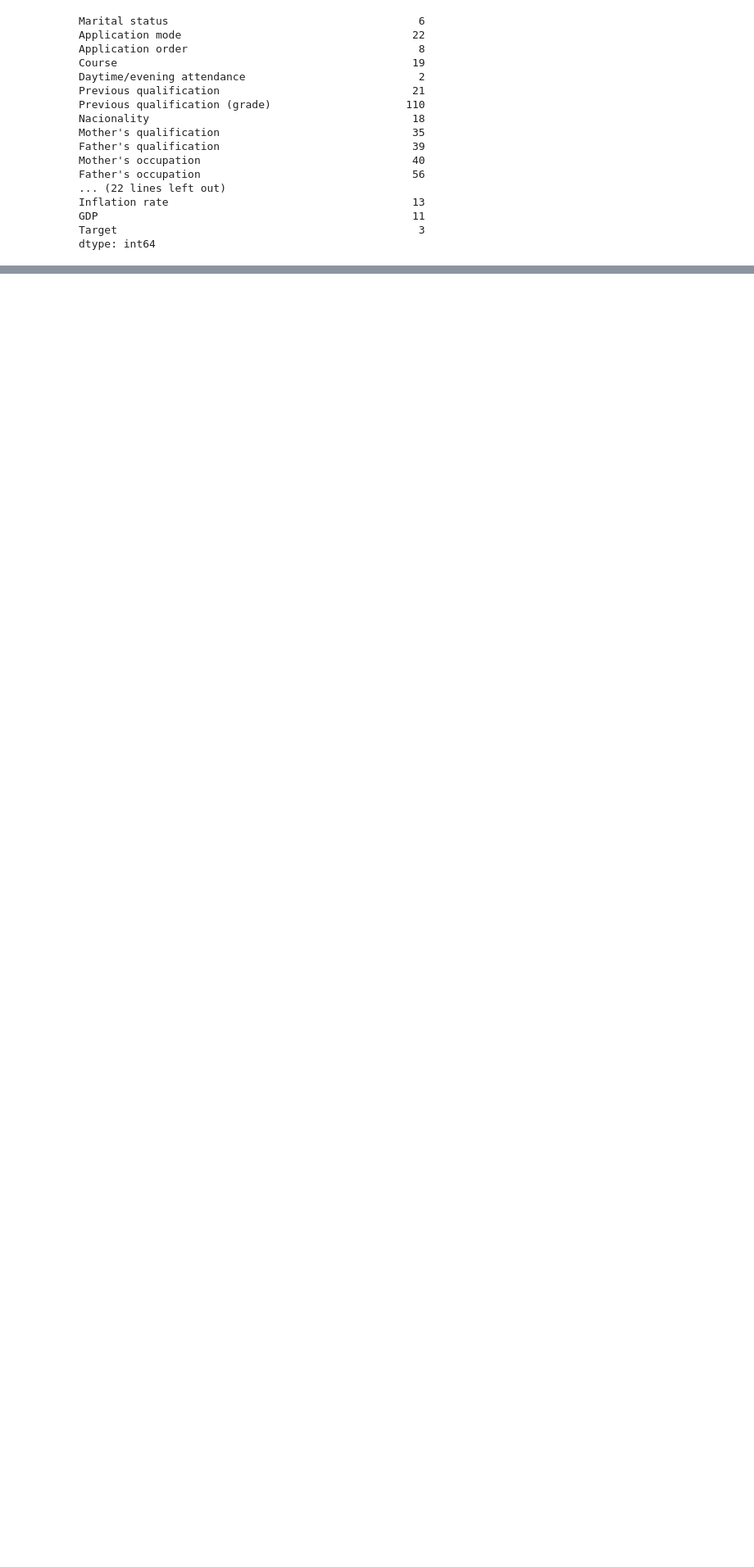
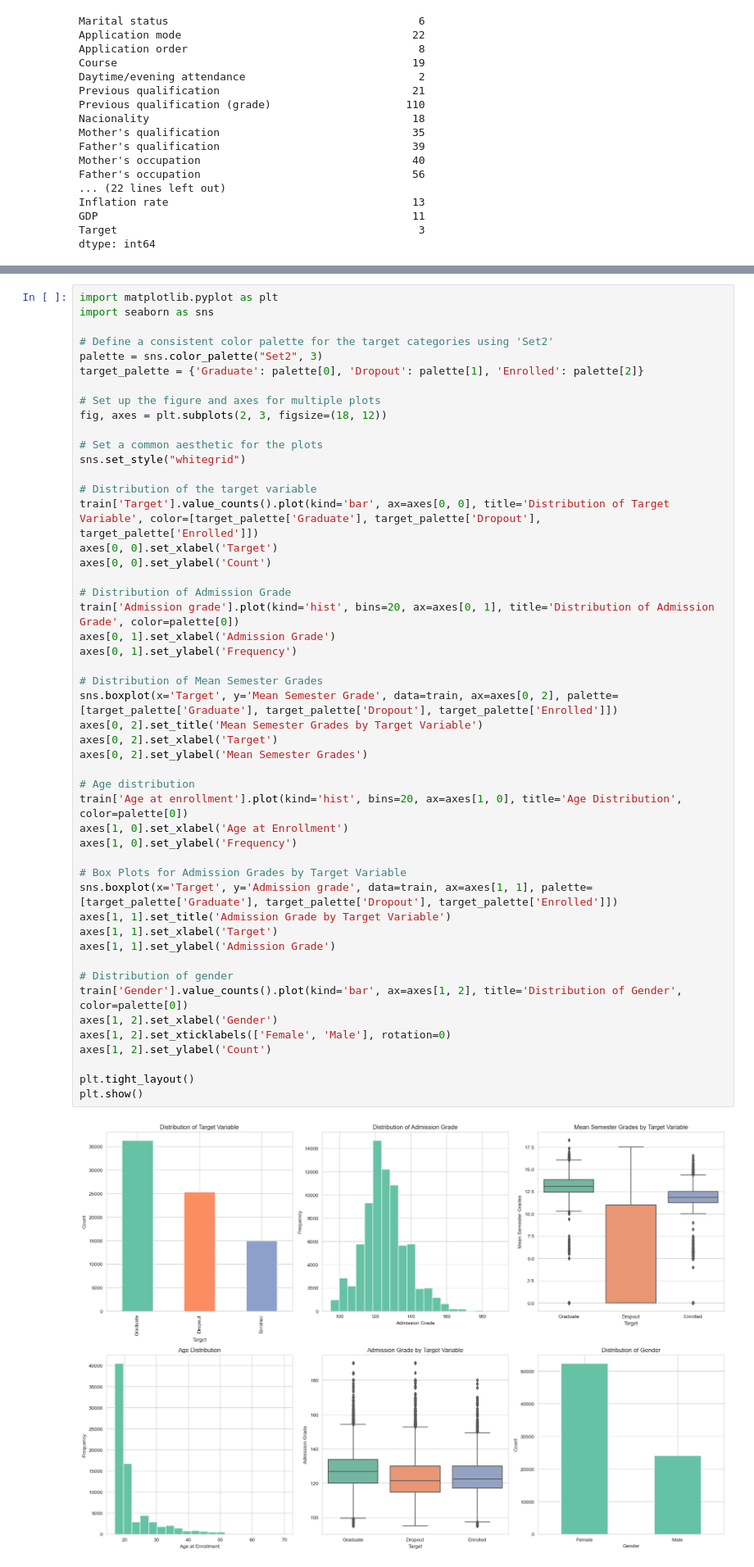
Before and after one commit to pauloarayasantiago/Classification-with-an-Academic-Success-Dataset, a Jupyter notebook: classification-with-academic-success-using-ml.ipynb, the cells around one changed output, grey strips where cells are left out. Shown: that part at 82% size. Saved outputs shown, nothing was run; the diff lists cells and outputs as text; blank space fills up the shorter version.

```diff
--- a/classification-with-academic-success-using-ml.ipynb
+++ b/classification-with-academic-success-using-ml.ipynb
@@ -63,0 +87,51 @@ dtype: int64
+# %%
+import matplotlib.pyplot as plt
+import seaborn as sns
+
+# Define a consistent color palette for the target categories using 'Set2'
+palette = sns.color_palette("Set2", 3)
+target_palette = {'Graduate': palette[0], 'Dropout': palette[1], 'Enrolled': palette[2]}
+
+# Set up the figure and axes for multiple plots
+fig, axes = plt.subplots(2, 3, figsize=(18, 12))
+
+# Set a common aesthetic for the plots
+sns.set_style("whitegrid")
+
+# Distribution of the target variable
+train['Target'].value_counts().plot(kind='bar', ax=axes[0, 0], title='Distribution of Target Variable', color=[target_palette['Graduate'], target_palette['Dropout'], target_palette['Enrolled']])
+axes[0, 0].set_xlabel('Target')
+axes[0, 0].set_ylabel('Count')
+
+# Distribution of Admission Grade
+train['Admission grade'].plot(kind='hist', bins=20, ax=axes[0, 1], title='Distribution of Admission Grade', color=palette[0])
+axes[0, 1].set_xlabel('Admission Grade')
+axes[0, 1].set_ylabel('Frequency')
+
+# Distribution of Mean Semester Grades
+sns.boxplot(x='Target', y='Mean Semester Grade', data=train, ax=axes[0, 2], palette=[target_palette['Graduate'], target_palette['Dropout'], target_palette['Enrolled']])
+axes[0, 2].set_title('Mean Semester Grades by Target Variable')
+axes[0, 2].set_xlabel('Target')
+axes[0, 2].set_ylabel('Mean Semester Grades')
+
+# Age distribution
+train['Age at enrollment'].plot(kind='hist', bins=20, ax=axes[1, 0], title='Age Distribution', color=palette[0])
+axes[1, 0].set_xlabel('Age at Enrollment')
+axes[1, 0].set_ylabel('Frequency')
+
+# Box Plots for Admission Grades by Target Variable
+sns.boxplot(x='Target', y='Admission grade', data=train, ax=axes[1, 1], palette=[target_palette['Graduate'], target_palette['Dropout'], target_palette['Enrolled']])
+axes[1, 1].set_title('Admission Grade by Target Variable')
+axes[1, 1].set_xlabel('Target')
+axes[1, 1].set_ylabel('Admission Grade')
+
+# Distribution of gender
+train['Gender'].value_counts().plot(kind='bar', ax=axes[1, 2], title='Distribution of Gender', color=palette[0])
+axes[1, 2].set_xlabel('Gender')
+axes[1, 2].set_xticklabels(['Female', 'Male'], rotation=0)
+axes[1, 2].set_ylabel('Count')
+
+plt.tight_layout()
+plt.show()
+# %% [output]
+[figure, added]
```
Also changed, not shown: parts of 15 cells of this notebook, 3 other files.
